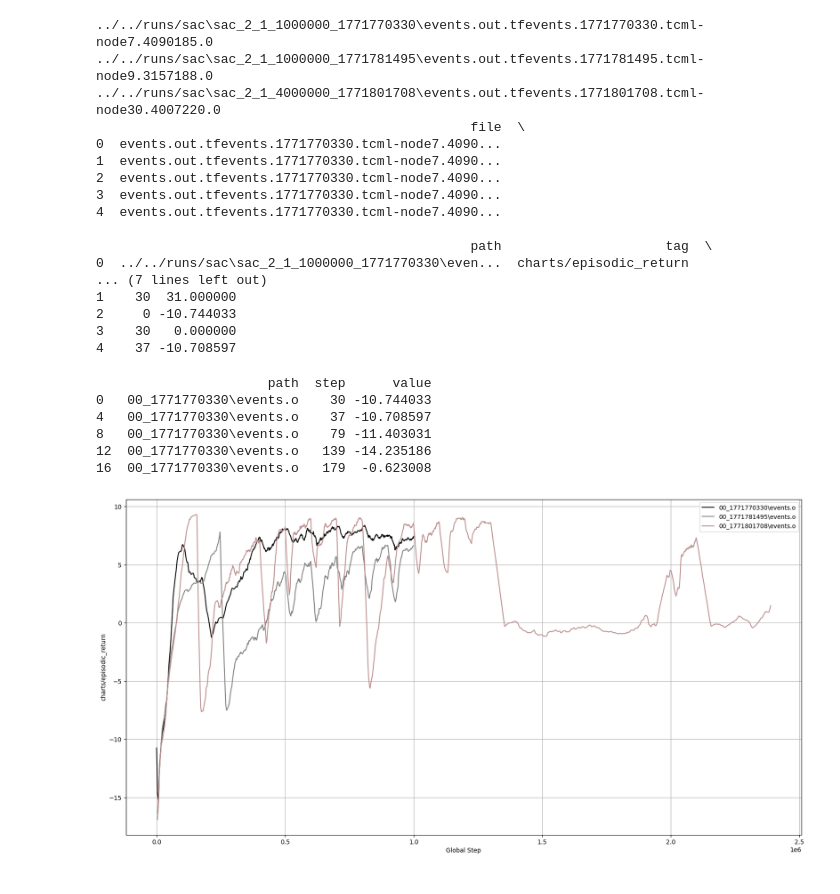
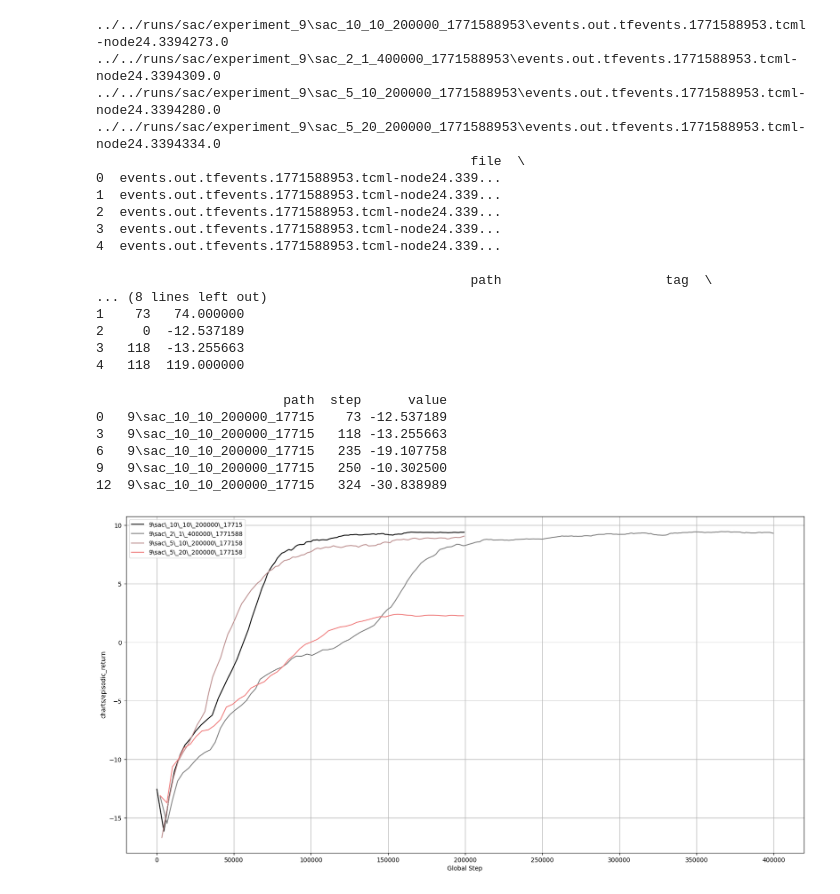
Before and after one commit to richard-be/RL-Hockey, a Jupyter notebook: src/sac/viz.ipynb, the cells around one changed output. Cells and saved outputs as stored; diff of their text form; code cells hidden in the pictures.

Commit message:
added viz for report and reorganized events

```diff
--- a/src/sac/viz.ipynb
+++ b/src/sac/viz.ipynb
@@ -7,6 +8,6 @@ import os
 # %%
 # Path to your event files
-experiment_path = "../../runs/sac/*/events.*"
+experiment_path = "../../runs/sac/experiment_9/*/events.*"
 event_files = glob.glob(experiment_path, recursive=True)
 
 all_data = []
@@ -27,28 +28,28 @@ for file in event_files:
 df = pd.DataFrame(all_data)
 print(df.head())
 # %% [output]
-../../runs/sac\sac_2_1_1000000_1771770330\events.out.tfevents.1771770330.tcml-node7.4090185.0
-../../runs/sac\sac_2_1_1000000_1771781495\events.out.tfevents.1771781495.tcml-node9.3157188.0
-../../runs/sac\sac_2_1_4000000_1771801708\events.out.tfevents.1771801708.tcml-node30.4007220.0
+../../runs/sac/experiment_9\sac_10_10_200000_1771588953\events.out.tfevents.1771588953.tcml-node24.3394273.0
+../../runs/sac/experiment_9\sac_2_1_400000_1771588953\events.out.tfevents.1771588953.tcml-node24.3394309.0
+../../runs/sac/experiment_9\sac_5_10_200000_1771588953\events.out.tfevents.1771588953.tcml-node24.3394280.0
+../../runs/sac/experiment_9\sac_5_20_200000_1771588953\events.out.tfevents.1771588953.tcml-node24.3394334.0
                                                 file  \
-0  events.out.tfevents.1771770330.tcml-node7.4090...
-1  events.out.tfevents.1771770330.tcml-node7.4090...
-2  events.out.tfevents.1771770330.tcml-node7.4090...
-3  events.out.tfevents.1771770330.tcml-node7.4090...
-4  events.out.tfevents.1771770330.tcml-node7.4090...
+0  events.out.tfevents.1771588953.tcml-node24.339...
+1  events.out.tfevents.1771588953.tcml-node24.339...
+2  events.out.tfevents.1771588953.tcml-node24.339...
+3  events.out.tfevents.1771588953.tcml-node24.339...
+4  events.out.tfevents.1771588953.tcml-node24.339...
 
                                                 path                     tag  \
-0  ../../runs/sac\sac_2_1_1000000_1771770330\even...  charts/episodic_return
-... (7 lines left out)
-1    30  31.000000
-2     0 -10.744033
-3    30   0.000000
-4    37 -10.708597
+... (8 lines left out)
+1    73   74.000000
+2     0  -12.537189
+3   118  -13.255663
+4   118  119.000000
 # %%
 def plot_tag(df, tag):
     df_filtered = df[df['tag'] == tag]
     df_filtered = df_filtered[["path", "step", "value"]]
-    df_filtered["path"] = df_filtered["path"].str.slice(28, 50)
+    df_filtered["path"] = df_filtered["path"].str.slice(26, 50)
     print(df_filtered.head())
     df_filtered["value_smooth"] = (
         df_filtered.groupby("path")["value"]
@@ -61,20 +62,21 @@ def plot_tag(df, tag):
     fig, ax = plt.subplots()
     colors = ["black", "gray", "rosybrown", "lightcoral", "firebrick", "red", "peru", "darkorange", "goldenrod", "palegoldenrod", "yellow", "olive", "greenyellow", "darkseagreen", "turquoise", "teal", "indigo"]
     for index, g in enumerate(df_downsampled.groupby("group key")):
-        ax.plot(g[1]["step"], g[1]["value_smooth"], label=g[0], color=colors[index])
+        ax.plot(g[1]["step"], g[1]["value_smooth"], label=g[0].replace("_", "\\_"), color=colors[index])
     ax.grid()
     fig.set_size_inches(20, 10)
     plt.xlabel("Global Step")
     plt.ylabel(tag)
     plt.legend()
     plt.show()
+    return fig
 # %%
-plot_tag(df, "charts/episodic_return")
+fig = plot_tag(df, "charts/episodic_return")
 # %% [output]
-                      path  step      value
-0   00_1771770330\events.o    30 -10.744033
-4   00_1771770330\events.o    37 -10.708597
-8   00_1771770330\events.o    79 -11.403031
-12  00_1771770330\events.o   139 -14.235186
-16  00_1771770330\events.o   179  -0.623008
+                        path  step      value
+0   9\sac_10_10_200000_17715    73 -12.537189
+3   9\sac_10_10_200000_17715   118 -13.255663
+6   9\sac_10_10_200000_17715   235 -19.107758
+9   9\sac_10_10_200000_17715   250 -10.302500
+12  9\sac_10_10_200000_17715   324 -30.838989
-[figure, old version]
+[figure, new version]
```
Also changed, not shown: parts of 14 cells of this notebook, 14 other files.
